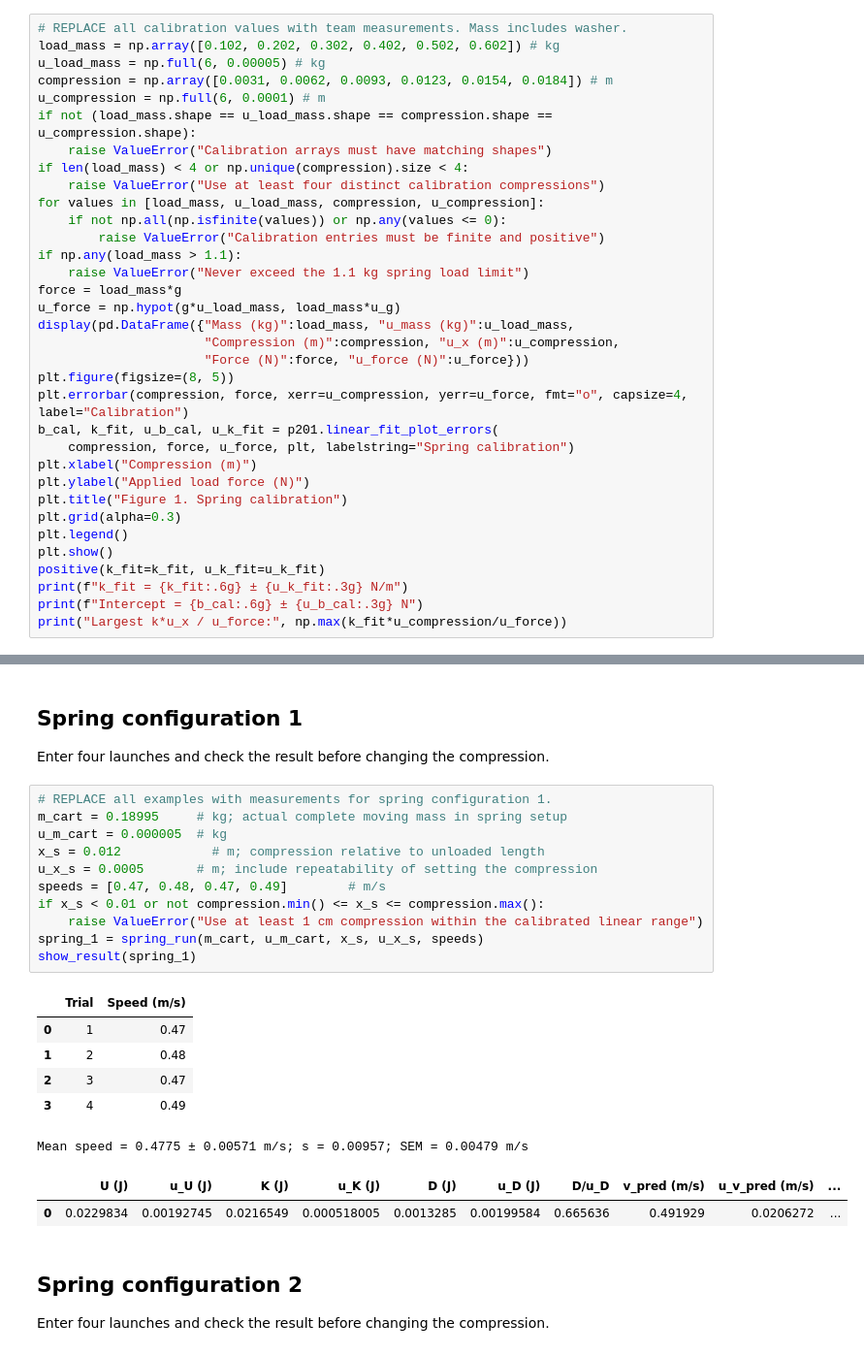
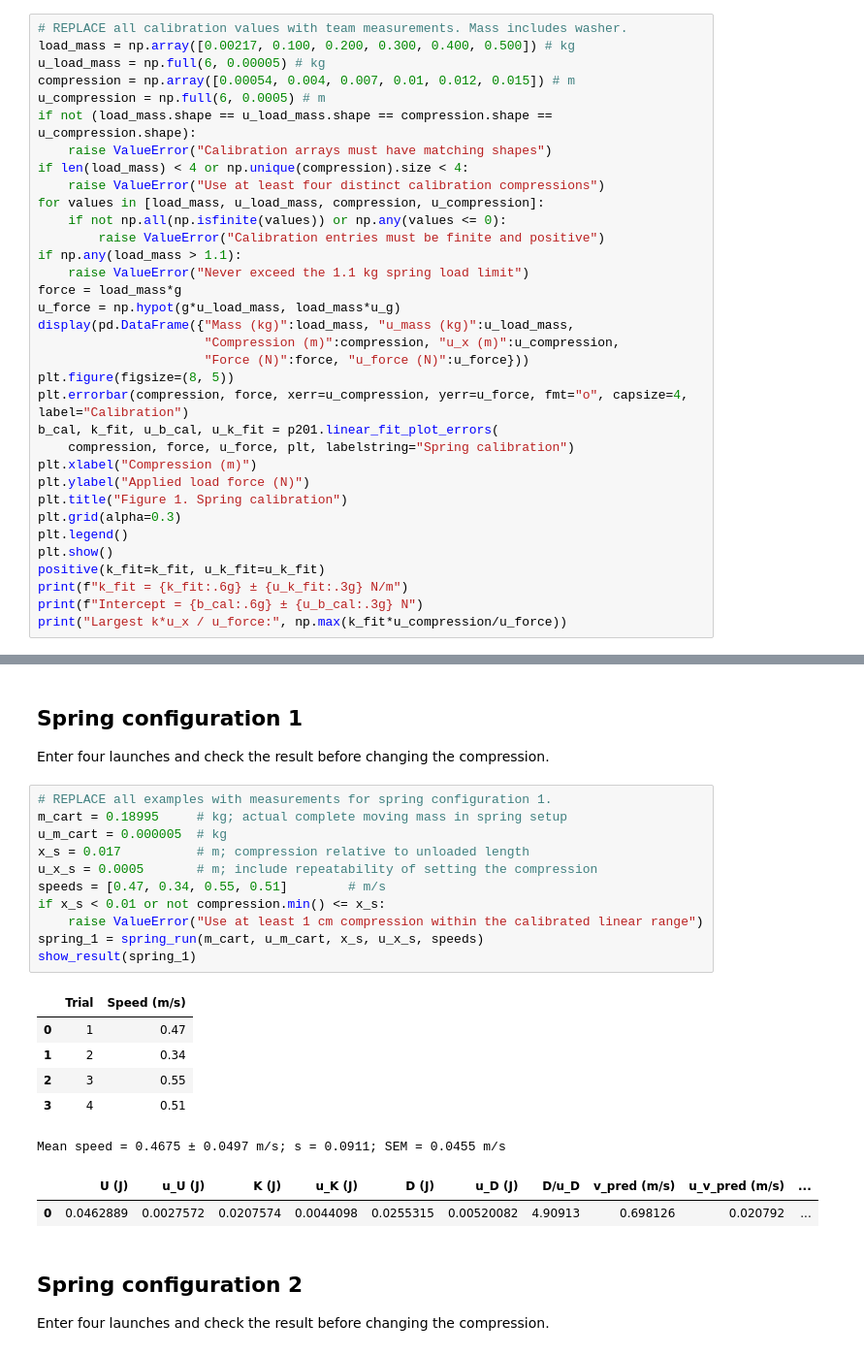
Before and after one commit to aston-french/Phys201L, a Jupyter notebook: labs/Lab05_Air_Track_Conservation_of_Energy/Lab05_Air_Track_Conservation_of_Energy.ipynb, the cells around one changed output, grey strips where cells are left out. Shown at 97% size. Drawn from its saved outputs; the diff is of its cells as text.

```diff
--- a/labs/Lab05_Air_Track_Conservation_of_Energy/Lab05_Air_Track_Conservation_of_Energy.ipynb
+++ b/labs/Lab05_Air_Track_Conservation_of_Energy/Lab05_Air_Track_Conservation_of_Energy.ipynb
@@ -159,10 +161,10 @@ Create a labeled **load force versus compression** graph in Capstone (Table & Gr
 The course-standard fit weights force uncertainties only. Horizontal error bars are shown but not used by this fit. Compare $k u_x$ with $u_F$: if horizontal uncertainty is material, discuss its effect with the instructor before quoting a precise $u_k$. Resolve zero/preload effects and increase the justified calibration uncertainty when needed. Do not silently treat the fitted statistical uncertainty as a complete systematic-error budget.
 # %%
 # REPLACE all calibration values with team measurements. Mass includes washer.
-load_mass = np.array([0.102, 0.202, 0.302, 0.402, 0.502, 0.602]) # kg
+load_mass = np.array([0.00217, 0.100, 0.200, 0.300, 0.400, 0.500]) # kg
 u_load_mass = np.full(6, 0.00005) # kg
-compression = np.array([0.0031, 0.0062, 0.0093, 0.0123, 0.0154, 0.0184]) # m
-u_compression = np.full(6, 0.0001) # m
+compression = np.array([0.00054, 0.004, 0.007, 0.01, 0.012, 0.015]) # m
+u_compression = np.full(6, 0.0005) # m
 if not (load_mass.shape == u_load_mass.shape == compression.shape == u_compression.shape):
     raise ValueError("Calibration arrays must have matching shapes")
 if len(load_mass) < 4 or np.unique(compression).size < 4:
@@ -369,23 +371,23 @@ Enter four launches and check the result before changing the compression.
 # %%
 # REPLACE all examples with measurements for spring configuration 1.
 m_cart = 0.18995     # kg; actual complete moving mass in spring setup
 u_m_cart = 0.000005  # kg
-x_s = 0.012            # m; compression relative to unloaded length
+x_s = 0.017          # m; compression relative to unloaded length
 u_x_s = 0.0005       # m; include repeatability of setting the compression
-speeds = [0.47, 0.48, 0.47, 0.49]        # m/s
-if x_s < 0.01 or not compression.min() <= x_s <= compression.max():
+speeds = [0.47, 0.34, 0.55, 0.51]        # m/s
+if x_s < 0.01 or not compression.min() <= x_s:
     raise ValueError("Use at least 1 cm compression within the calibrated linear range")
 spring_1 = spring_run(m_cart, u_m_cart, x_s, u_x_s, speeds)
 show_result(spring_1)
 # %% [output]
 |  | Trial | Speed (m/s) |
 | 0 | 1 | 0.47 |
-| 1 | 2 | 0.48 |
-| 2 | 3 | 0.47 |
-| 3 | 4 | 0.49 |
+| 1 | 2 | 0.34 |
+| 2 | 3 | 0.55 |
+| 3 | 4 | 0.51 |
-Mean speed = 0.4775 ± 0.00571 m/s; s = 0.00957; SEM = 0.00479 m/s
+Mean speed = 0.4675 ± 0.0497 m/s; s = 0.0911; SEM = 0.0455 m/s
 |  | U (J) | u_U (J) | K (J) | u_K (J) | D (J) | u_D (J) | D/u_D | v_pred (m/s) | u_v_pred (m/s) | ... |
-| 0 | 0.0229834 | 0.00192745 | 0.0216549 | 0.000518005 | 0.0013285 | 0.00199584 | 0.665636 | 0.491929 | 0.0206272 | ... |
+| 0 | 0.0462889 | 0.0027572 | 0.0207574 | 0.0044098 | 0.0255315 | 0.00520082 | 4.90913 | 0.698126 | 0.020792 | ... |
 # %% [markdown]
 ## Spring configuration 2
 Enter four launches and check the result before changing the compression.
```
Also changed, not shown: parts of 6 cells of this notebook.
